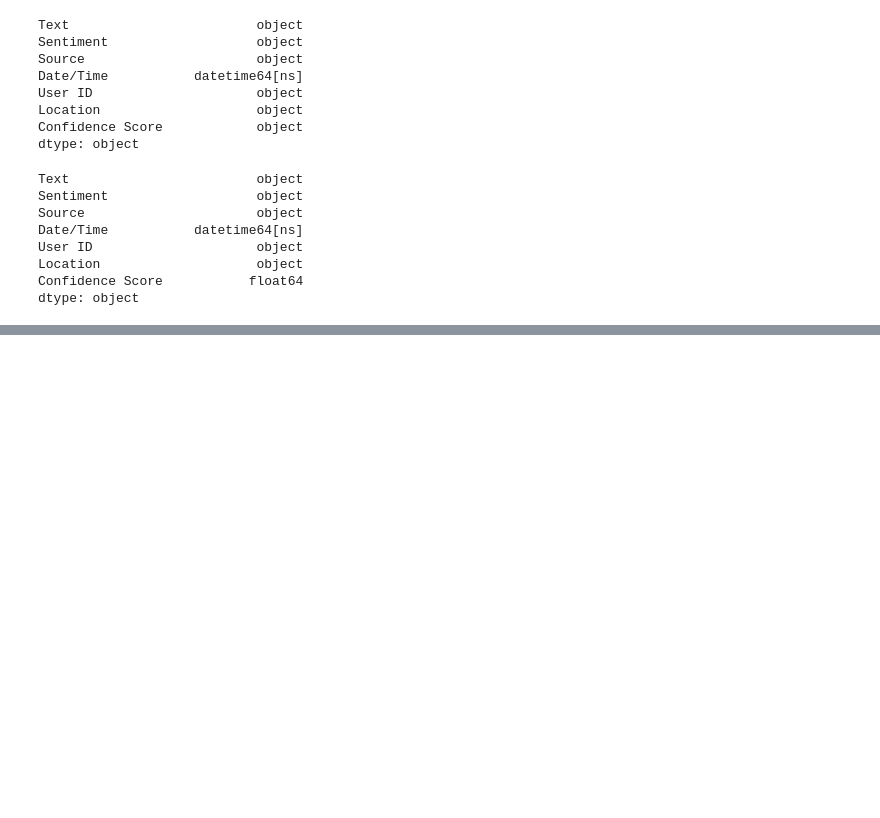
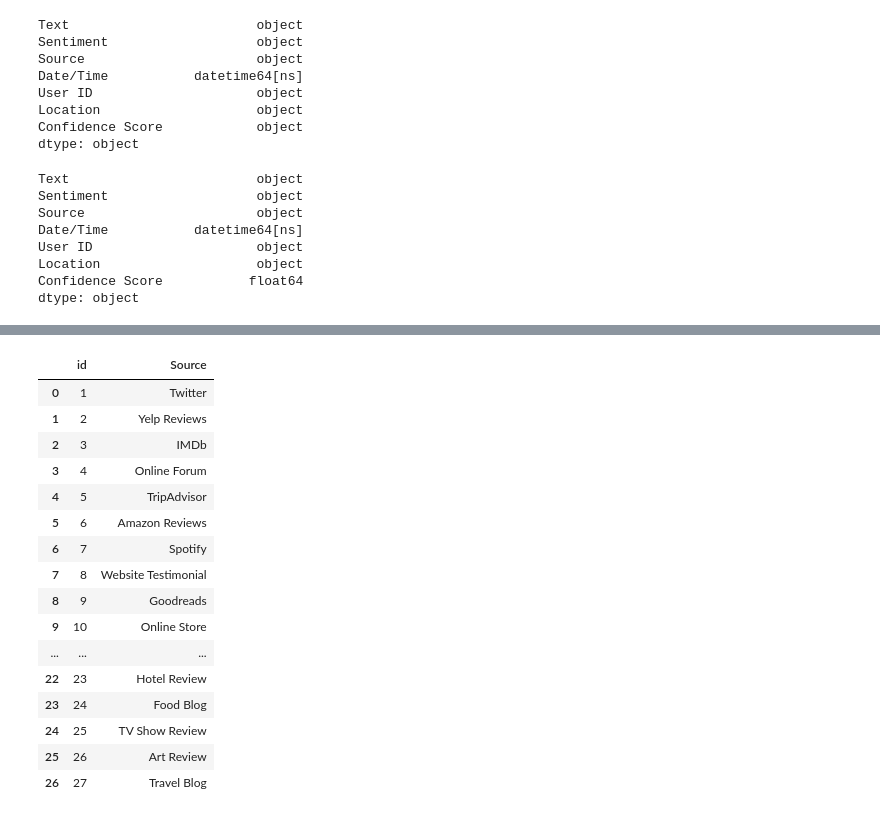
Before and after one commit to layalsaad/Feedback-NLP, a Jupyter notebook: data_lookup.ipynb, the cells around one changed output, grey strips where cells are left out. Saved outputs shown, nothing was run; the diff lists cells and outputs as text; code cells hidden in the pictures; blank space fills up the shorter version.

Commit message:
loaded sources, sentiments, and locations

```diff
--- a/data_lookup.ipynb
+++ b/data_lookup.ipynb
@@ -189,0 +227,23 @@ dtype: object
+# %%
+sources = df[['Source']].drop_duplicates().reset_index(drop=True)
+sources['id'] = range(1, len(sources)+1)
+sources = sources[['id', 'Source']]
+sources
+# %% [output]
+|  | id | Source |
+| 0 | 1 | Twitter |
+| 1 | 2 | Yelp Reviews |
+| 2 | 3 | IMDb |
+| 3 | 4 | Online Forum |
+| 4 | 5 | TripAdvisor |
+| 5 | 6 | Amazon Reviews |
+| 6 | 7 | Spotify |
+| 7 | 8 | Website Testimonial |
+| 8 | 9 | Goodreads |
+| 9 | 10 | Online Store |
+| ... | ... | ... |
+| 22 | 23 | Hotel Review |
+| 23 | 24 | Food Blog |
+| 24 | 25 | TV Show Review |
+| 25 | 26 | Art Review |
+| 26 | 27 | Travel Blog |
```
Also changed, not shown: parts of 20 cells of this notebook, 1 other file.
